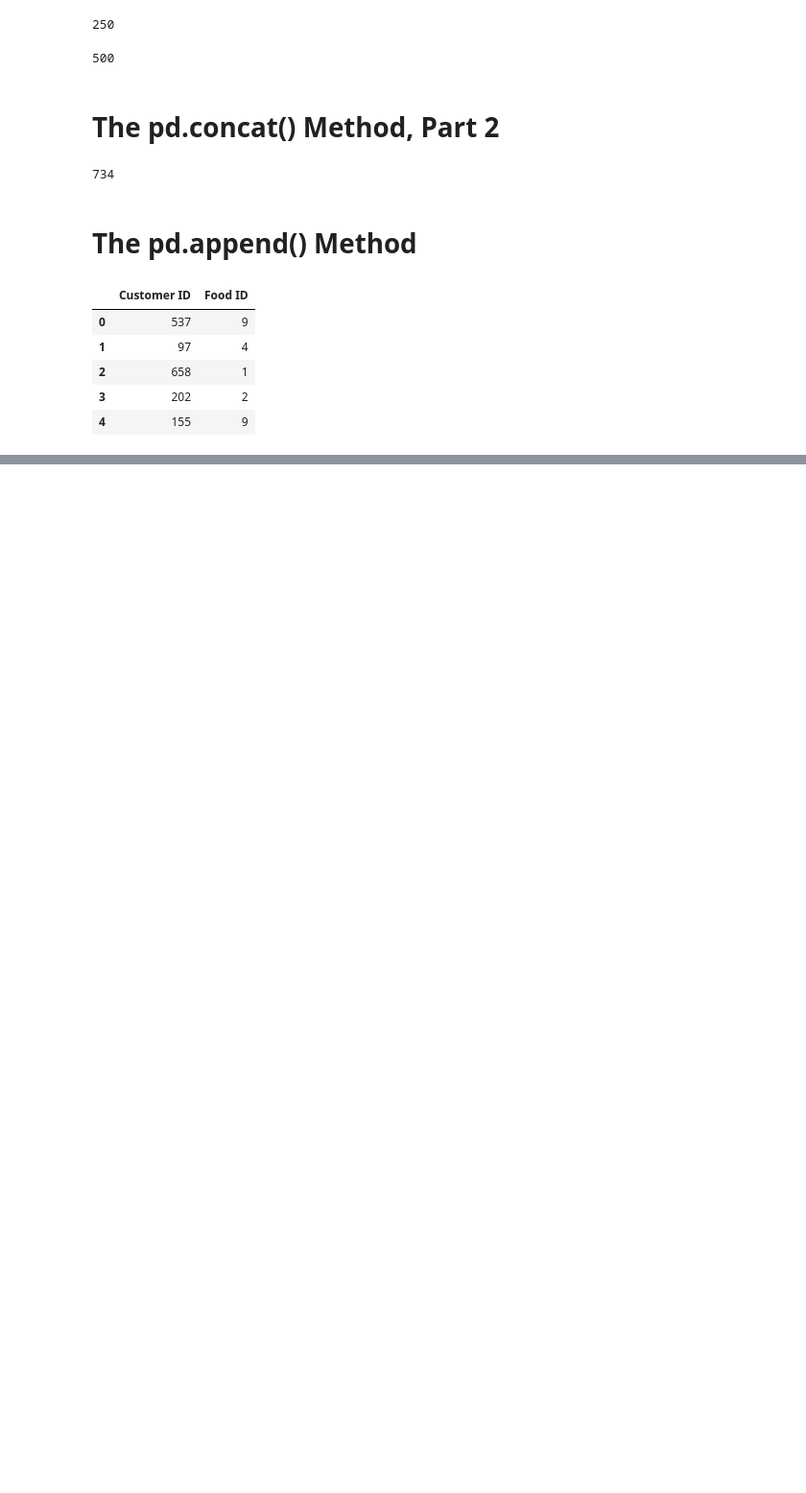
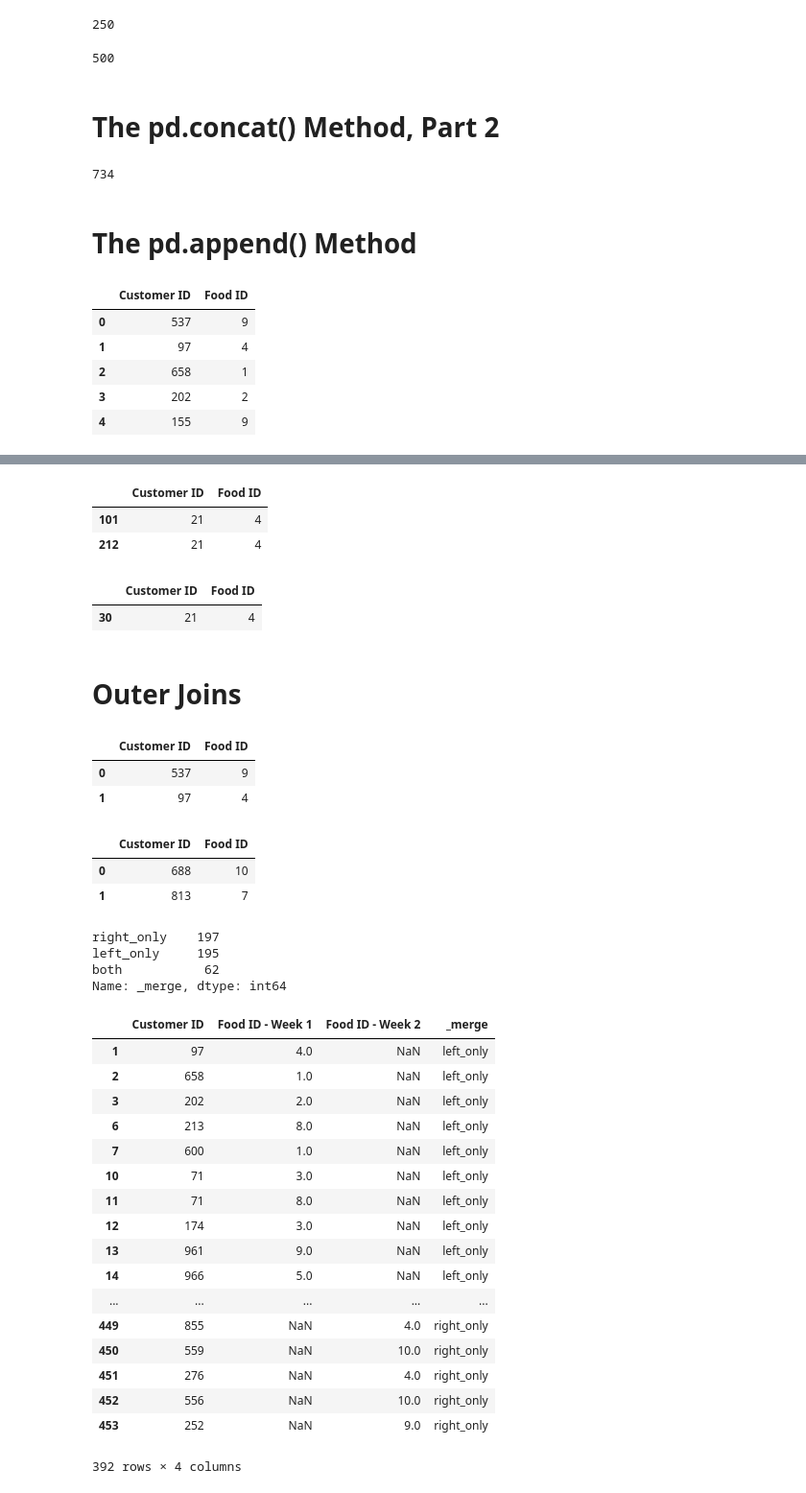
Before and after one commit to Cmarschik/data_analysis_third_course, a Jupyter notebook: pandas/Merging, Joining, and Concatenating.ipynb, the cells around one changed output, grey strips where cells are left out. Shown at 96% size. Saved outputs shown, nothing was run; the diff lists cells and outputs as text; code cells hidden in the pictures; blank space fills up the shorter version.

```diff
--- a/pandas/Merging, Joining, and Concatenating.ipynb
+++ b/pandas/Merging, Joining, and Concatenating.ipynb
@@ -60,0 +146,13 @@ sales.head()
+# %%
+week1[week1["Customer ID"] == 21]
+# %% [output]
+|  | Customer ID | Food ID |
+| 101 | 21 | 4 |
+| 212 | 21 | 4 |
+# %%
+week2[week2["Customer ID"] == 21]
+# %% [output]
+|  | Customer ID | Food ID |
+| 30 | 21 | 4 |
+# %% [markdown]
+# Outer Joins
@@ -60,0 +161,51 @@ sales.head()
+# %%
+week1 = pd.read_csv("Restaurant - Week 1 Sales.csv")
+week2 = pd.read_csv("Restaurant - Week 2 Sales.csv")
+customers = pd.read_csv("Restaurant - Customers.csv")
+foods = pd.read_csv("Restaurant - Foods.csv")
+# %%
+week1.head(2)
+# %% [output]
+|  | Customer ID | Food ID |
+| 0 | 537 | 9 |
+| 1 | 97 | 4 |
+# %%
+week2.head(2)
+# %% [output]
+|  | Customer ID | Food ID |
+| 0 | 688 | 10 |
+| 1 | 813 | 7 |
+# %%
+merged = week1.merge(week2, how = "outer", on = "Customer ID", suffixes = [" - Week 1", " - Week 2"],
+           indicator = True) # outer merge on a matching columns(full inclusive join by default)
+# 'indicator' displays where the values are valid(where it's found / valid)
+# %%
+merged["_merge"].value_counts() # returns how many of each value are occuring(right, left, or both)
+# %% [output]
+right_only    197
+left_only     195
+both           62
+Name: _merge, dtype: int64
+# %%
+mask = merged["_merge"].isin(["left_only", "right_only"]) # returns True for left and right only's
+# %%
+merged[mask] # returns dataframe of those not in both(exclusive outer join)
+# %% [output]
+|  | Customer ID | Food ID - Week 1 | Food ID - Week 2 | _merge |
+| 1 | 97 | 4.0 | NaN | left_only |
+| 2 | 658 | 1.0 | NaN | left_only |
+| 3 | 202 | 2.0 | NaN | left_only |
+| 6 | 213 | 8.0 | NaN | left_only |
+| 7 | 600 | 1.0 | NaN | left_only |
+| 10 | 71 | 3.0 | NaN | left_only |
+| 11 | 71 | 8.0 | NaN | left_only |
+| 12 | 174 | 3.0 | NaN | left_only |
+| 13 | 961 | 9.0 | NaN | left_only |
+| 14 | 966 | 5.0 | NaN | left_only |
+| ... | ... | ... | ... | ... |
+| 449 | 855 | NaN | 4.0 | right_only |
+| 450 | 559 | NaN | 10.0 | right_only |
+| 451 | 276 | NaN | 4.0 | right_only |
+| 452 | 556 | NaN | 10.0 | right_only |
+| 453 | 252 | NaN | 9.0 | right_only |
+392 rows × 4 columns
```
Also changed, not shown: parts of 15 cells of this notebook.
